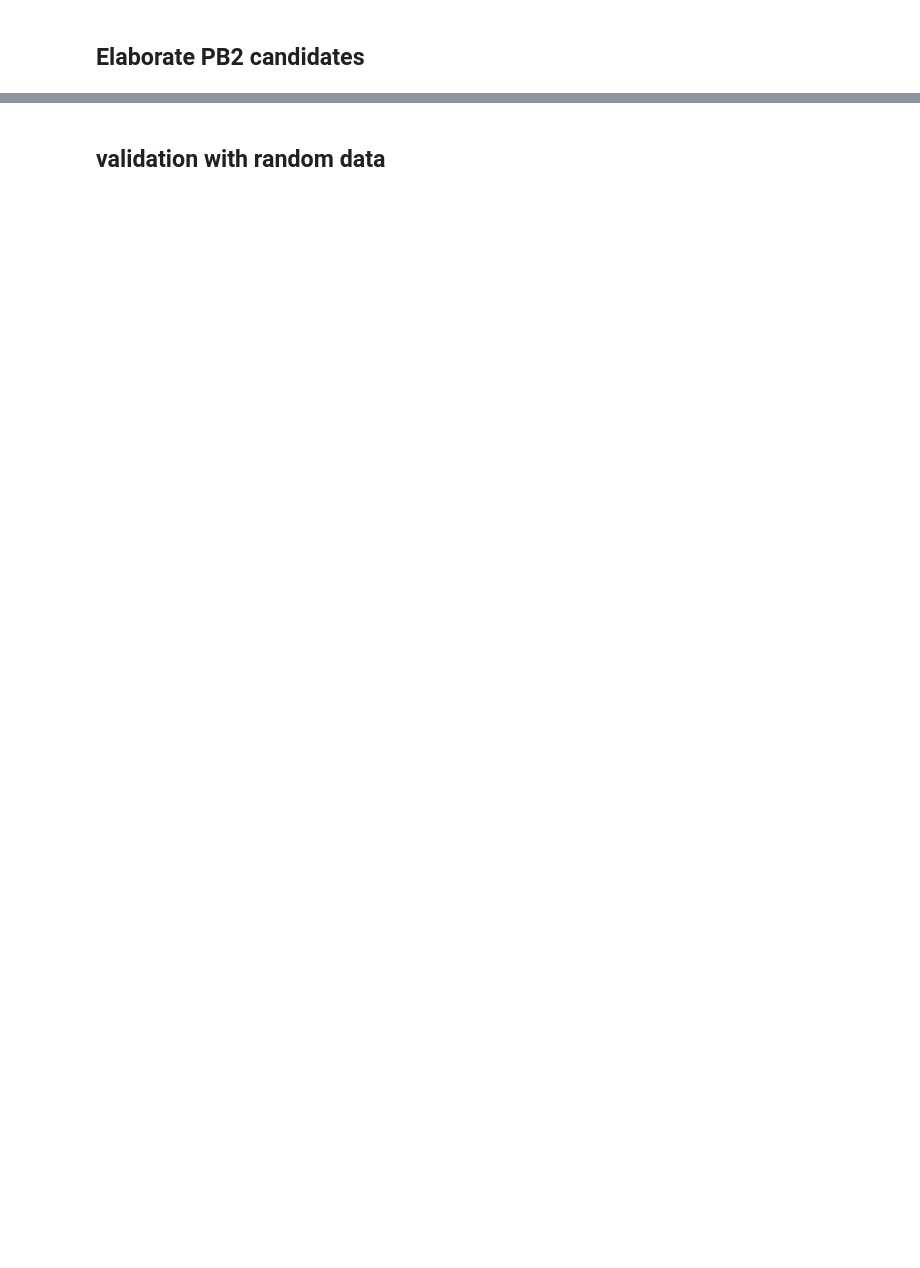
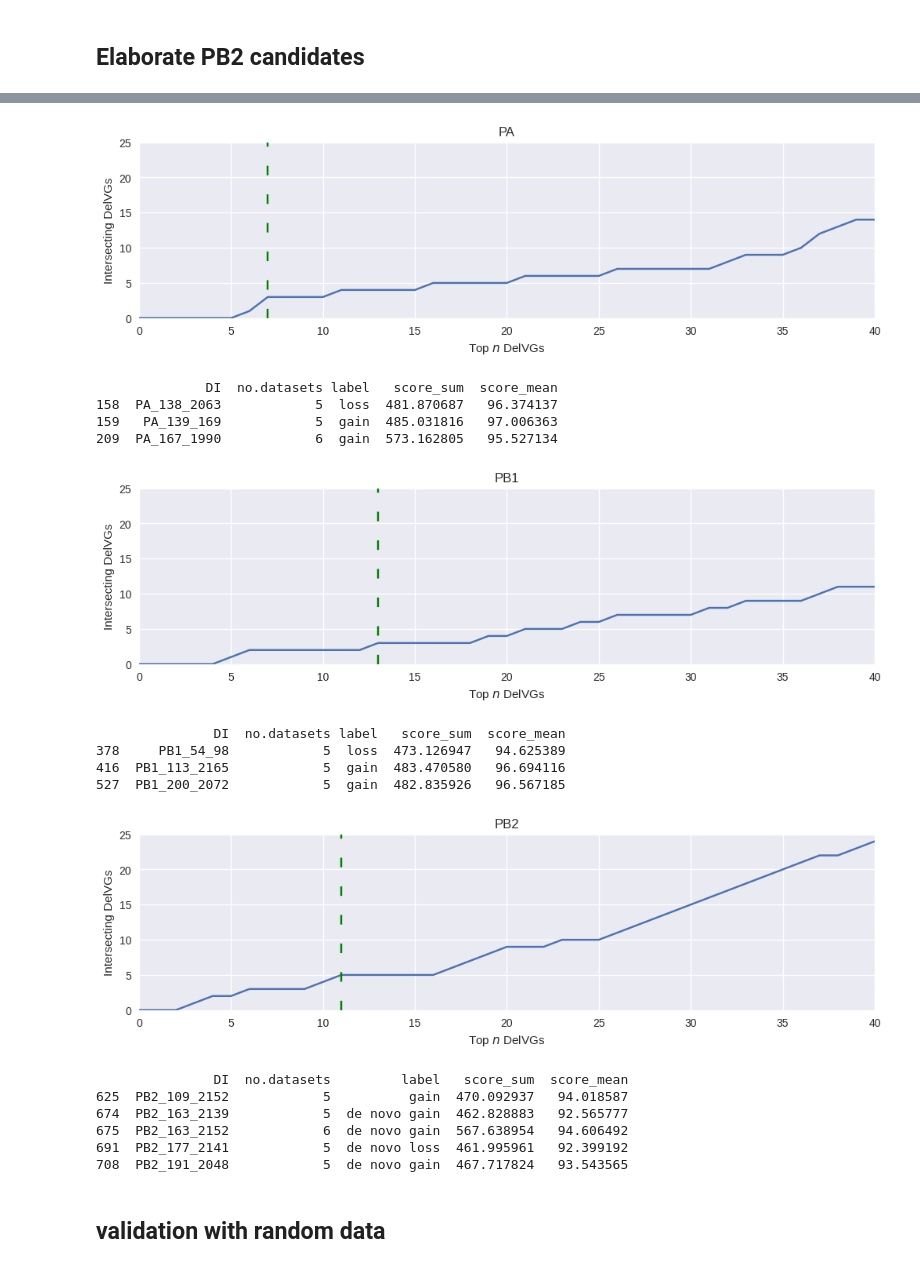
Before and after one commit to viraidip/DIP_meta-study, a Jupyter notebook: src/intersection_analysis/intersection_analysis.ipynb, the cells around one changed output, grey strips where cells are left out. Drawn from its saved outputs; the diff is of its cells as text; code cells hidden in the pictures; blank space fills up the shorter version.

```diff
--- a/src/intersection_analysis/intersection_analysis.ipynb
+++ b/src/intersection_analysis/intersection_analysis.ipynb
@@ -412,3 +214,80 @@ See the caveats in the documentation: https://pandas.pydata.org/pandas-docs/stab
+# %%
+def score_sum(row):
+    s = row.iloc[6:13].sum()
+    return s
+def score_mean(row):
+    values = row.iloc[6:13].to_list()
+    non_zero_values = [x for x in values if x != 0]
+    s = sum(non_zero_values) / len(non_zero_values)
+    return s
+
+res_df = count_df
+res_df['score_sum'] = res_df.apply(score_sum, axis=1)
+res_df['score_mean'] = res_df.apply(score_mean, axis=1)
+
+
+def evaluate_per_segment(df, segment):
+    s_df = df[df['Segment'] == segment]
+    sum_sort = s_df.sort_values(by='score_sum', ascending=False)['DI'].to_list()
+    mean_sort = s_df.sort_values(by='score_mean', ascending=False)['DI'].to_list()
+
+    sizes = range(41)
+    i_s = list()
+    for size in sizes:
+        top_sum = sum_sort[:size]
+        top_mean = mean_sort[:size]
+        intersection = set(top_sum) & set(top_mean)
+        i_s.append(len(intersection))
+
+    fig, ax = plt.subplots(layout='constrained', figsize=(10, 3))
+
+    ax.plot(sizes, i_s)
+    if segment == 'PA':
+        x = 7
+    elif segment == 'PB1':
+        x = 13
+    elif segment == 'PB2':
+        x = 11
+
+    ax.axvline(x=x, color='green', linestyle=(0, (5, 10)))
+    ax.set_xlabel("Top $\it{n}$ DelVGs")
+    ax.set_ylabel("Intersecting DelVGs")
+    ax.set_title(segment)
+    ax.set_ylim(top=25, bottom=0)
+    ax.set_xlim(left=0, right=40)
+
+    filename = f"score_intersection_{segment}.png"
+    save_path = os.path.join(RESULTSPATH, "intersection_analysis")
+    if not os.path.exists(save_path):
+        os.makedirs(save_path)
+    plt.savefig(os.path.join(save_path, filename))
+    plt.show()
+    plt.close()
+
+    intersection = set(sum_sort[:x]) & set(mean_sort[:x])
+    final_cands = res_df[res_df['DI'].isin(intersection)]
+    print(final_cands[["DI", "no.datasets", "label", "score_sum", "score_mean"]])
+
+for seg in ['PA', 'PB1', 'PB2']:
+    evaluate_per_segment(res_df, seg)
+# %% [output]
+[figure, added]
+              DI  no.datasets label   score_sum  score_mean
+158  PA_138_2063            5  loss  481.870687   96.374137
+159   PA_139_169            5  gain  485.031816   97.006363
+209  PA_167_1990            6  gain  573.162805   95.527134
+[figure, added]
+               DI  no.datasets label   score_sum  score_mean
+378     PB1_54_98            5  loss  473.126947   94.625389
+416  PB1_113_2165            5  gain  483.470580   96.694116
+527  PB1_200_2072            5  gain  482.835926   96.567185
+[figure, added]
+               DI  no.datasets         label   score_sum  score_mean
+625  PB2_109_2152            5          gain  470.092937   94.018587
+674  PB2_163_2139            5  de novo gain  462.828883   92.565777
+675  PB2_163_2152            6  de novo gain  567.638954   94.606492
+691  PB2_177_2141            5  de novo loss  461.995961   92.399192
+708  PB2_191_2048            5  de novo gain  467.717824   93.543565
 # %% [markdown]
 ## validation with random data
 # %%
```
Also changed, not shown: parts of 9 cells of this notebook, 2 other files.
